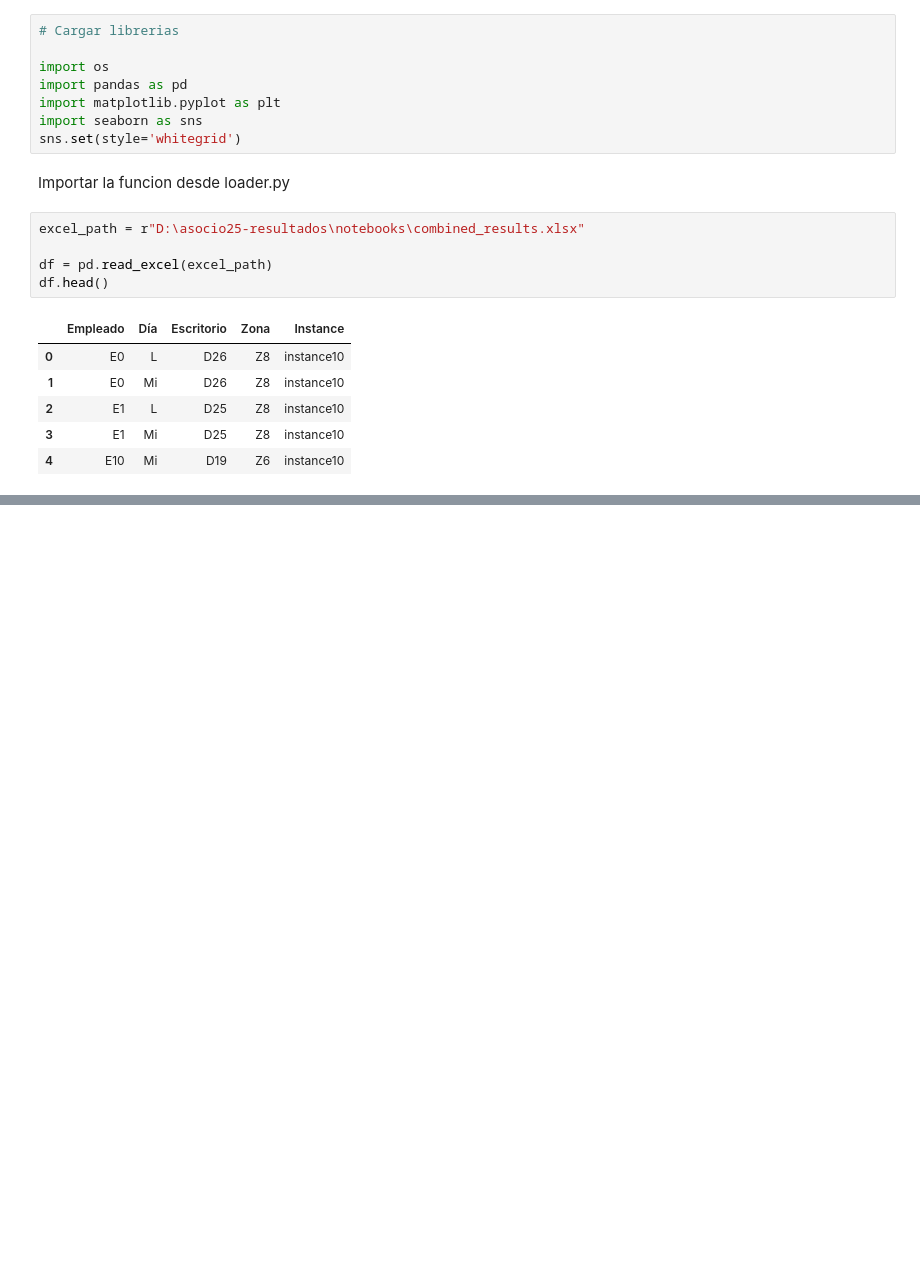
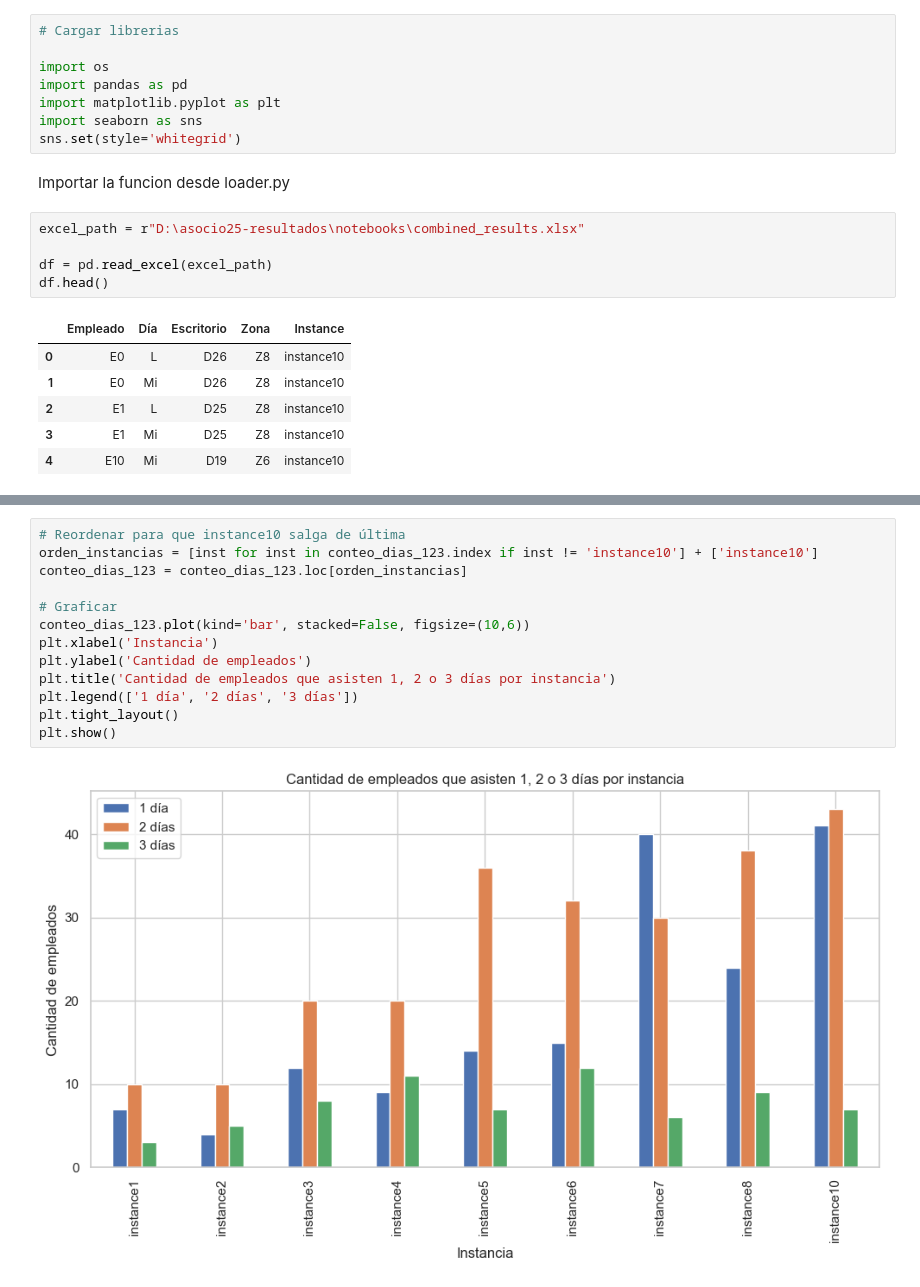
Before and after one commit to Feelipee1/asocio25-resultados, a Jupyter notebook: notebooks/analisis.ipynb, the cells around one changed output, grey strips where cells are left out. Cells and saved outputs as stored; diff of their text form; blank space fills up the shorter version.

```diff
--- a/notebooks/analisis.ipynb
+++ b/notebooks/analisis.ipynb
@@ -120,0 +112,15 @@ Cantidad de registros por Empleado - instance5
+# %%
+# Reordenar para que instance10 salga de última
+orden_instancias = [inst for inst in conteo_dias_123.index if inst != 'instance10'] + ['instance10']
+conteo_dias_123 = conteo_dias_123.loc[orden_instancias]
+
+# Graficar
+conteo_dias_123.plot(kind='bar', stacked=False, figsize=(10,6))
+plt.xlabel('Instancia')
+plt.ylabel('Cantidad de empleados')
+plt.title('Cantidad de empleados que asisten 1, 2 o 3 días por instancia')
+plt.legend(['1 día', '2 días', '3 días'])
+plt.tight_layout()
+plt.show()
+# %% [output]
+[figure, added]
```
Also changed, not shown: parts of 12 cells of this notebook, 8 other files.
